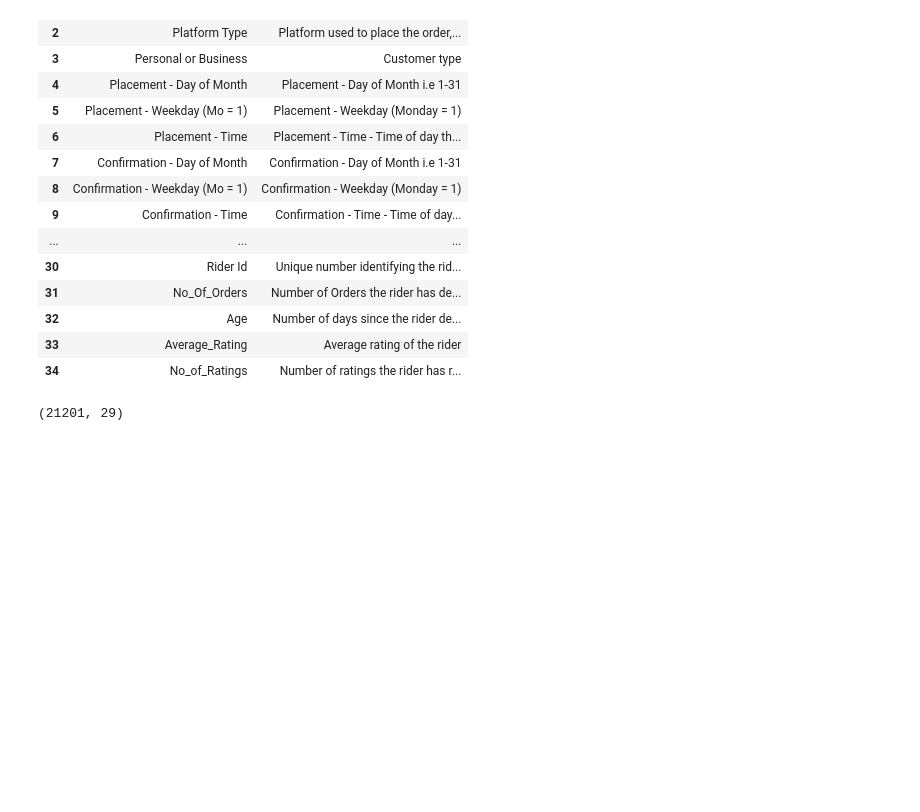
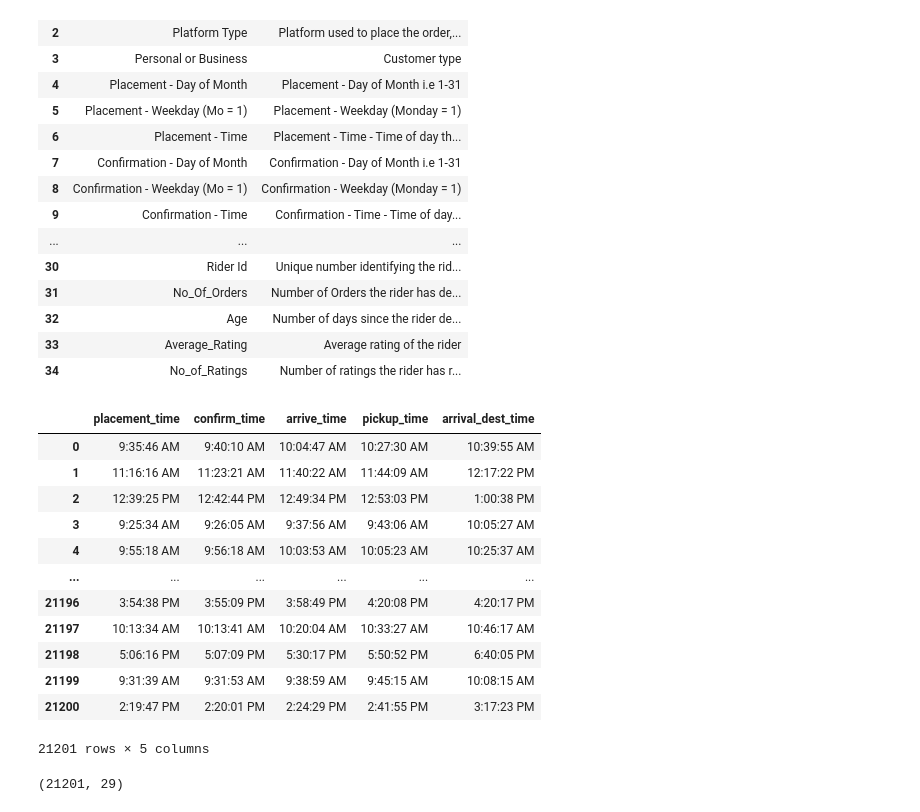
Before and after one commit to jeremylee73/ix-sendy-logistics, a Jupyter notebook: sendy-logistics-train.ipynb, the cells around one changed output. Drawn from its saved outputs; the diff is of its cells as text; code cells hidden in the pictures; blank space fills up the shorter version.

```diff
--- a/sendy-logistics-train.ipynb
+++ b/sendy-logistics-train.ipynb
@@ -98,6 +138,22 @@ train.rename(columns={
     "Rider Id": "rider_id",
     "Time from Pickup to Arrival": "pickup_to_arrival_time"
 }, inplace=True)
+# %%
+train[["placement_time", "confirm_time", "arrive_time", "pickup_time", "arrival_dest_time"]]
+# %% [output]
+|  | placement_time | confirm_time | arrive_time | pickup_time | arrival_dest_time |
+| 0 | 9:35:46 AM | 9:40:10 AM | 10:04:47 AM | 10:27:30 AM | 10:39:55 AM |
+| 1 | 11:16:16 AM | 11:23:21 AM | 11:40:22 AM | 11:44:09 AM | 12:17:22 PM |
+| 2 | 12:39:25 PM | 12:42:44 PM | 12:49:34 PM | 12:53:03 PM | 1:00:38 PM |
+| 3 | 9:25:34 AM | 9:26:05 AM | 9:37:56 AM | 9:43:06 AM | 10:05:27 AM |
+| 4 | 9:55:18 AM | 9:56:18 AM | 10:03:53 AM | 10:05:23 AM | 10:25:37 AM |
+| ... | ... | ... | ... | ... | ... |
+| 21196 | 3:54:38 PM | 3:55:09 PM | 3:58:49 PM | 4:20:08 PM | 4:20:17 PM |
+| 21197 | 10:13:34 AM | 10:13:41 AM | 10:20:04 AM | 10:33:27 AM | 10:46:17 AM |
+| 21198 | 5:06:16 PM | 5:07:09 PM | 5:30:17 PM | 5:50:52 PM | 6:40:05 PM |
+| 21199 | 9:31:39 AM | 9:31:53 AM | 9:38:59 AM | 9:45:15 AM | 10:08:15 AM |
+| 21200 | 2:19:47 PM | 2:20:01 PM | 2:24:29 PM | 2:41:55 PM | 3:17:23 PM |
+21201 rows × 5 columns
 # %%
 train.shape
 # %% [output]
```
Also changed, not shown: parts of 6 cells of this notebook, 1 other file.
